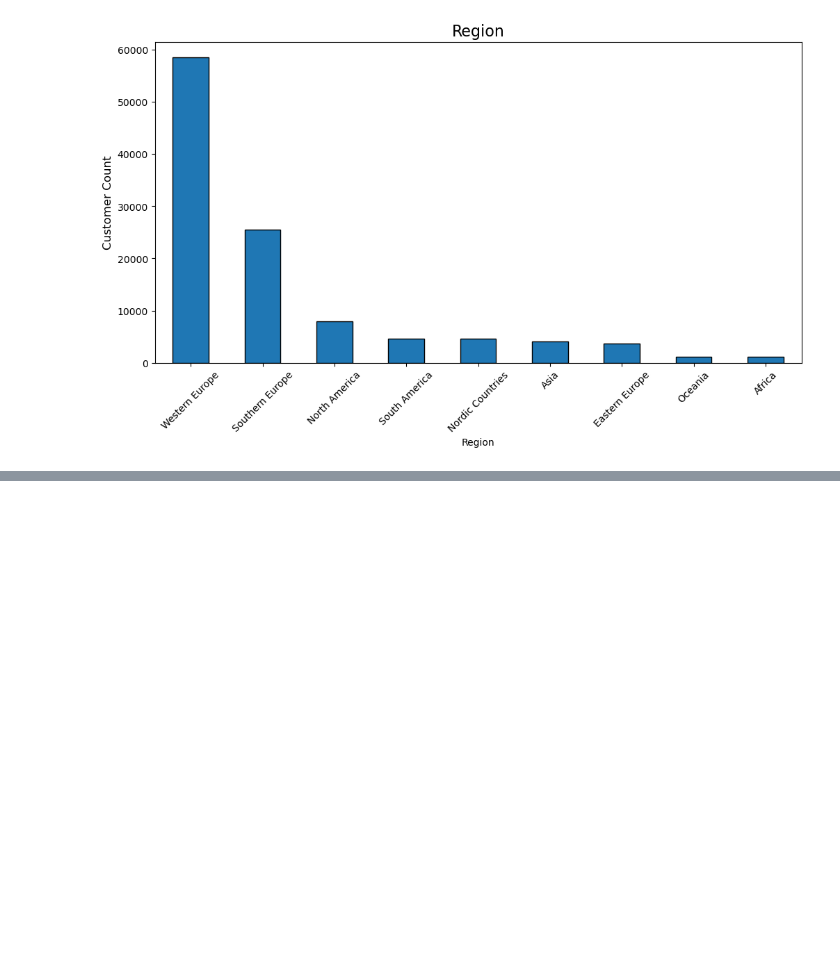
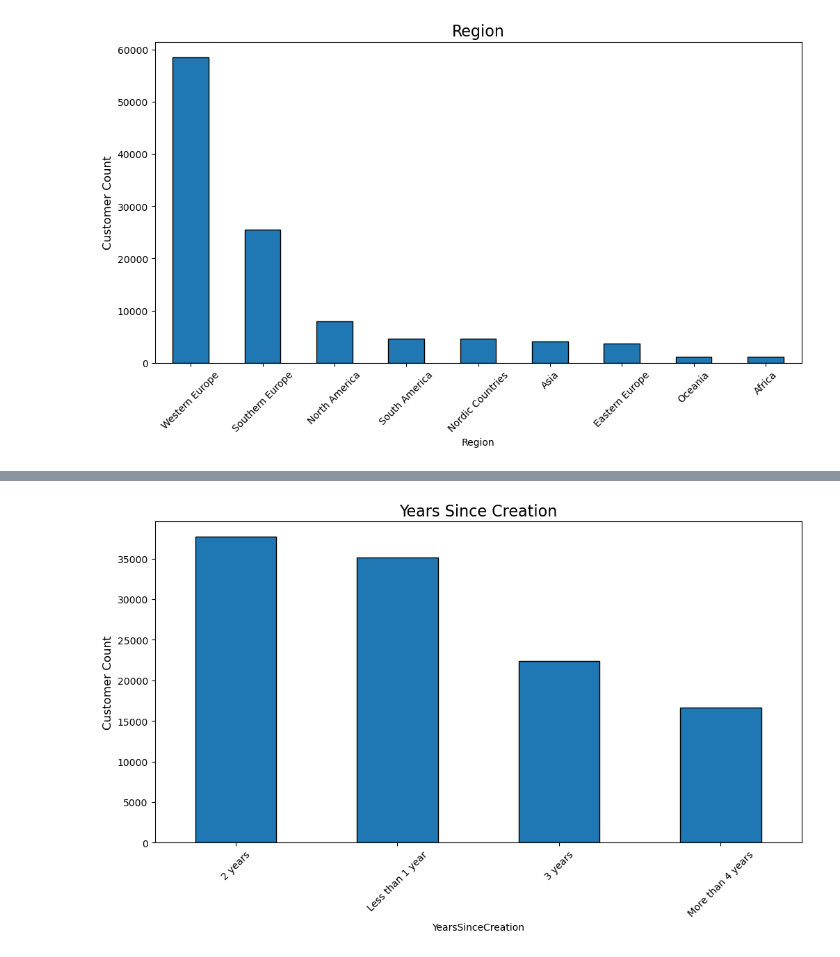
Before and after one commit to RubenCMarques/Hotel-Customer-Segmentation, a Jupyter notebook: Notebooks/Main_notebook.ipynb, the cells around one changed output, grey strips where cells are left out. Saved outputs shown, nothing was run; the diff lists cells and outputs as text; code cells hidden in the pictures; blank space fills up the shorter version.

```diff
--- a/Notebooks/Main_notebook.ipynb
+++ b/Notebooks/Main_notebook.ipynb
@@ -498,0 +513,21 @@ IndexError: index 12 is out of bounds for axis 0 with size 12
+# %%
+# Define age ranges and their respective labels
+creation_date_bins = [35, 365, 730, 1095, 1385]
+creation_date_labels = ["Less than 1 year", "2 years", "3 years", "More than 4 years"]
+
+# .cut() segments into the bins and assigns to corresponding labels
+data["YearsSinceCreation"] = pd.cut(data["DaysSinceCreation"], bins=creation_date_bins, labels=creation_date_labels)
+
+# Plot a bar chart
+plt.figure(figsize=(12, 6))
+
+years_since_creation = data["YearsSinceCreation"].value_counts()
+
+years_since_creation.plot(kind="bar", edgecolor="black")
+
+plt.title("Years Since Creation", fontsize=16)
+plt.ylabel("Customer Count", fontsize=12)
+plt.xticks(rotation=45)
+plt.show()
+# %% [output]
+[figure, added]
```
Also changed, not shown: parts of 8 cells of this notebook.
